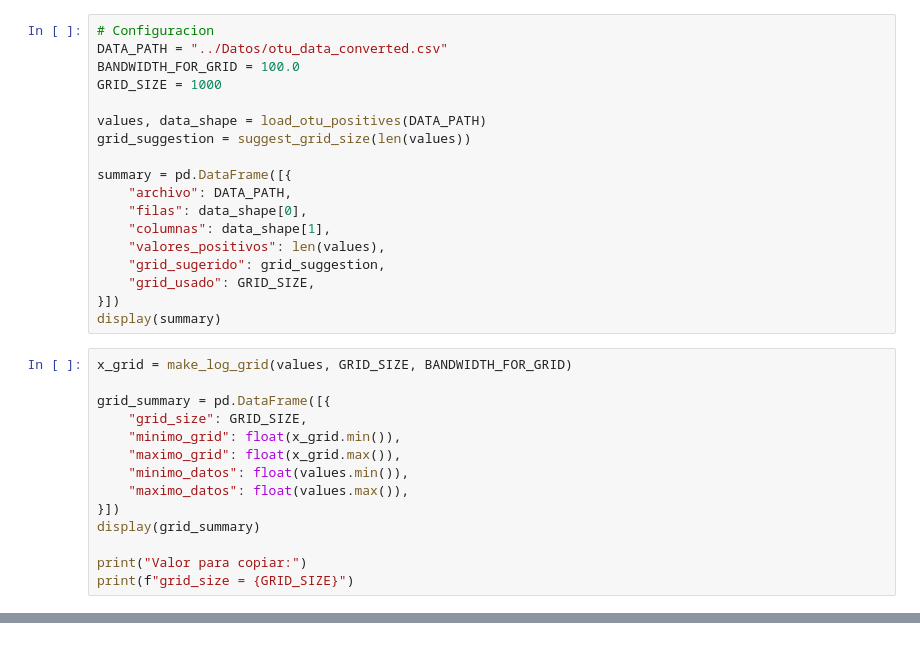
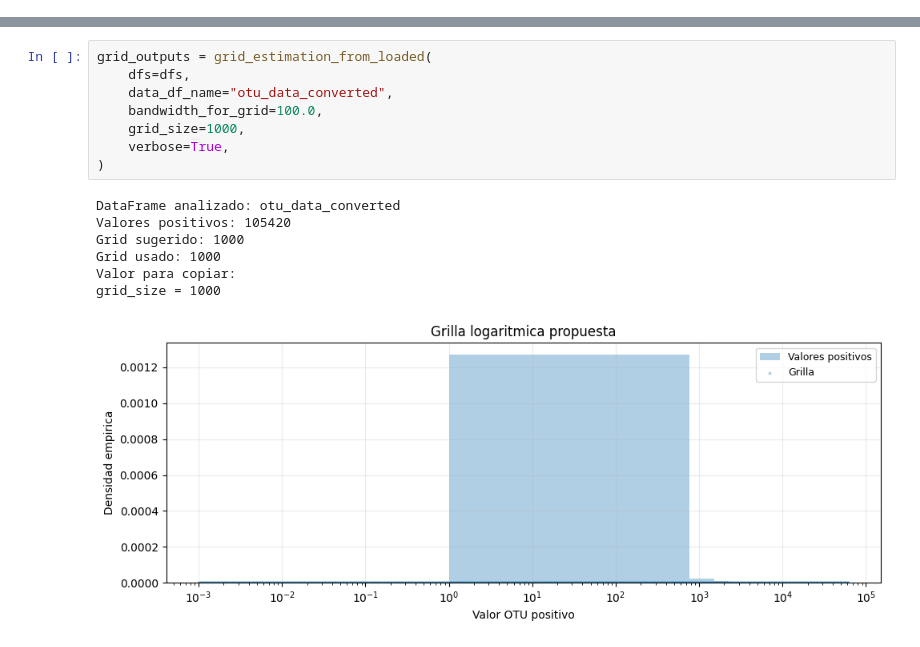
Before and after one commit to pudin2/Biostatistical_Toolkit, a Jupyter notebook: Kernel_Tests/Estimacion_Grid.ipynb, the cells around one changed output, grey strips where cells are left out. Drawn from its saved outputs; the diff is of its cells as text.

```diff
--- a/Kernel_Tests/Estimacion_Grid.ipynb
+++ b/Kernel_Tests/Estimacion_Grid.ipynb
@@ -58,36 +121,4 @@ def make_log_grid(values, grid_size, bandwidth):
     lower = max(float(np.min(positives)) * 1e-3, 1e-12)
     upper = float(np.max(positives) + 8.0 * bandwidth)
     return np.logspace(np.log10(lower), np.log10(upper), int(grid_size))
-# %%
-# Configuracion
-DATA_PATH = "../Datos/otu_data_converted.csv"
-BANDWIDTH_FOR_GRID = 100.0
-GRID_SIZE = 1000
-
-values, data_shape = load_otu_positives(DATA_PATH)
-grid_suggestion = suggest_grid_size(len(values))
-
-summary = pd.DataFrame([{
-    "archivo": DATA_PATH,
-    "filas": data_shape[0],
-    "columnas": data_shape[1],
-    "valores_positivos": len(values),
-    "grid_sugerido": grid_suggestion,
-    "grid_usado": GRID_SIZE,
-}])
-display(summary)
-# %%
-x_grid = make_log_grid(values, GRID_SIZE, BANDWIDTH_FOR_GRID)
-
-grid_summary = pd.DataFrame([{
-    "grid_size": GRID_SIZE,
-    "minimo_grid": float(x_grid.min()),
-    "maximo_grid": float(x_grid.max()),
-    "minimo_datos": float(values.min()),
-    "maximo_datos": float(values.max()),
-}])
-display(grid_summary)
-
-print("Valor para copiar:")
-print(f"grid_size = {GRID_SIZE}")
 # %%
@@ -104,0 +180,16 @@ plt.show()
+# %%
+grid_outputs = grid_estimation_from_loaded(
+    dfs=dfs,
+    data_df_name="otu_data_converted",
+    bandwidth_for_grid=100.0,
+    grid_size=1000,
+    verbose=True,
+)
+# %% [output]
+DataFrame analizado: otu_data_converted
+Valores positivos: 105420
+Grid sugerido: 1000
+Grid usado: 1000
+Valor para copiar:
+grid_size = 1000
+[figure, added]
```
Also changed, not shown: parts of 7 cells of this notebook, 3 other files.
